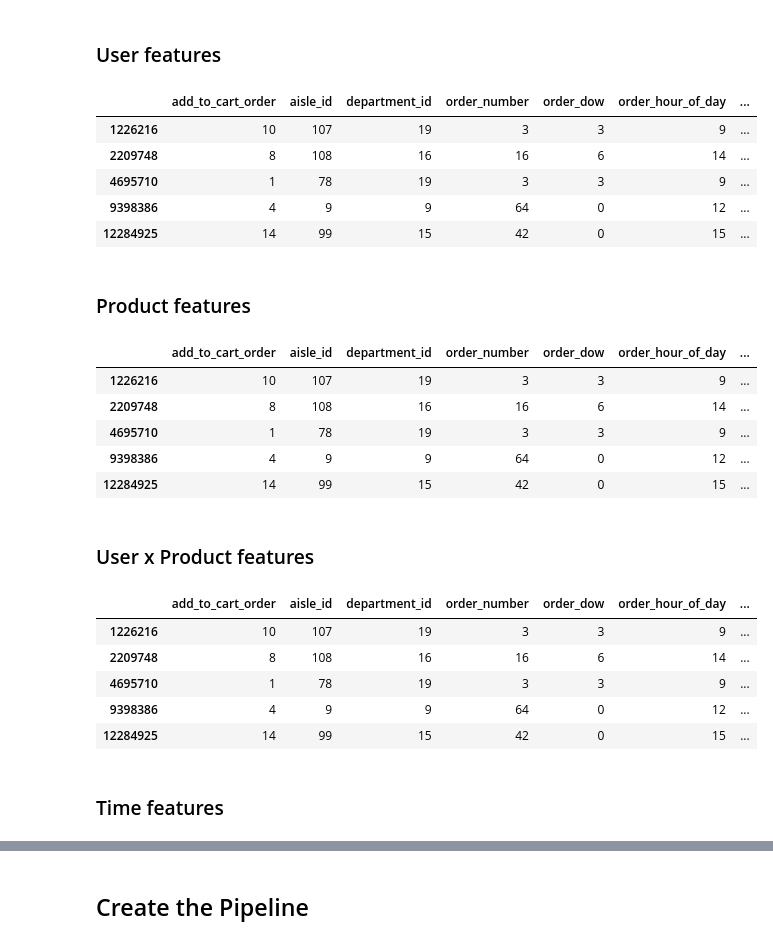
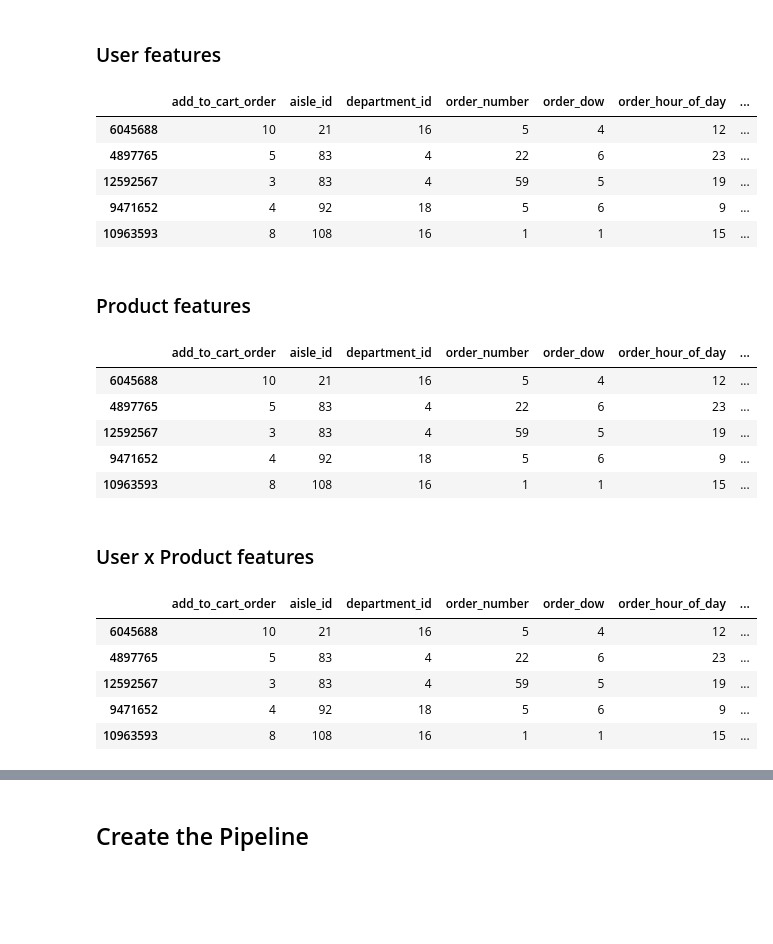
Before and after one commit to PornraksaSuksawaeng/nextbuy-data-analysis, a Jupyter notebook: notebooks/03_models_leo.ipynb, the cells around one changed output, grey strips where cells are left out. Cells and saved outputs as stored; diff of their text form; code cells hidden in the pictures; blank space fills up the shorter version.

```diff
--- a/notebooks/03_models_leo.ipynb
+++ b/notebooks/03_models_leo.ipynb
@@ -69,7 +46,7 @@ y = df_small["reordered"]
 # %%
-X_train, X_test, y_train, y_test = train_test_split(
-    X, y, test_size=0.2, random_state=42
-)
+df = df.sample(1000000, random_state=42) # Select a smaller dataset with "Sample"
 
-print(f"Taille du Dataset d'entraînement : {X_train.shape}")
-print(f"Taille du Dataset de test : {X_test.shape}")
+# Split by user : 80% Train, 20% Test
+train_users, test_users = train_test_split(df["user_id"].unique(), test_size=0.2, random_state=42)
+train_df = df[df["user_id"].isin(train_users)]
+test_df = df[df["user_id"].isin(test_users)]
@@ -78,0 +55,20 @@ Taille du Dataset de test : (200000, 9)
+# %%
+features = [
+    "add_to_cart_order",
+    "aisle_id",
+    "department_id",
+    "order_number",
+    "order_dow",
+    "order_hour_of_day",
+    "days_since_prior_order",
+    "user_id",
+    "product_id"
+]
+
+X_train = train_df[features]
+y_train = train_df["reordered"]
+X_test = test_df[features]
+y_test = test_df["reordered"]
+
+print(f"Train dataset : {X_train.shape}")
+print(f"Test dataset : {X_test.shape}")
@@ -82,12 +81,14 @@ Taille du Dataset de test : (200000, 9)
 ### User features
 # %%
 # Feature 1
+# Add the number of order by user
 user_total_orders = (X_train.groupby("user_id")["order_number"].max())
 
 X_train["user_total_orders"] = X_train["user_id"].map(user_total_orders)
 X_test["user_total_orders"] = X_test["user_id"].map(user_total_orders)
 
 # Feature 2
+# Add the average time between 2 orders by user
 user_avg_days_between_orders = (X_train.groupby("user_id")["days_since_prior_order"].mean())
 
 X_train["user_avg_days_between_orders"] = X_train["user_id"].map(user_avg_days_between_orders)
@@ -96,44 +97,55 @@ X_test["user_avg_days_between_orders"] = X_test["user_id"].map(user_avg_days_bet
 X_train.head()
 # %% [output]
 |  | add_to_cart_order | aisle_id | department_id | order_number | order_dow | order_hour_of_day | ... |
-| 1226216 | 10 | 107 | 19 | 3 | 3 | 9 | ... |
-| 2209748 | 8 | 108 | 16 | 16 | 6 | 14 | ... |
-| 4695710 | 1 | 78 | 19 | 3 | 3 | 9 | ... |
-| 9398386 | 4 | 9 | 9 | 64 | 0 | 12 | ... |
-| 12284925 | 14 | 99 | 15 | 42 | 0 | 15 | ... |
+| 6045688 | 10 | 21 | 16 | 5 | 4 | 12 | ... |
+| 4897765 | 5 | 83 | 4 | 22 | 6 | 23 | ... |
+| 12592567 | 3 | 83 | 4 | 59 | 5 | 19 | ... |
+| 9471652 | 4 | 92 | 18 | 5 | 6 | 9 | ... |
+| 10963593 | 8 | 108 | 16 | 1 | 1 | 15 | ... |
 # %% [markdown]
 ### Product features
 # %%
 # Feature 3
+# Add how many times the product has been sold
 product_order_count = (X_train.groupby("product_id")["product_id"].count())
 
 X_train["product_order_count"] = X_train["product_id"].map(product_order_count)
 X_test["product_order_count"] = X_test["product_id"].map(product_order_count)
 
 # Feature 4
+# Add the average position of the product in the cart
 product_avg_cart_position = (X_train.groupby("product_id")["add_to_cart_order"].mean())
 
 X_train["product_avg_cart_position"] = X_train["product_id"].map(product_avg_cart_position)
 X_test["product_avg_cart_position"] = X_test["product_id"].map(product_avg_cart_position)
 
+# Feature 5
+# Add the reorder rate per product
+product_reorder_rate = df.groupby("product_id")["reordered"].mean()
+
+X_train["product_reorder_rate"] = X_train["product_id"].map(product_reorder_rate)
+X_test["product_reorder_rate"] = X_test["product_id"].map(product_reorder_rate)
+
 X_train.head()
 # %% [output]
 |  | add_to_cart_order | aisle_id | department_id | order_number | order_dow | order_hour_of_day | ... |
-| 1226216 | 10 | 107 | 19 | 3 | 3 | 9 | ... |
-| 2209748 | 8 | 108 | 16 | 16 | 6 | 14 | ... |
-| 4695710 | 1 | 78 | 19 | 3 | 3 | 9 | ... |
-| 9398386 | 4 | 9 | 9 | 64 | 0 | 12 | ... |
-| 12284925 | 14 | 99 | 15 | 42 | 0 | 15 | ... |
+| 6045688 | 10 | 21 | 16 | 5 | 4 | 12 | ... |
+| 4897765 | 5 | 83 | 4 | 22 | 6 | 23 | ... |
+| 12592567 | 3 | 83 | 4 | 59 | 5 | 19 | ... |
+| 9471652 | 4 | 92 | 18 | 5 | 6 | 9 | ... |
+| 10963593 | 8 | 108 | 16 | 1 | 1 | 15 | ... |
 # %% [markdown]
 ### User x Product features
 # %%
-# Feature 5
+# Feature 6
+# Add the user-product order count
 user_product_order_count = (X_train.groupby(["user_id","product_id"])["order_number"].count())
 
 X_train["user_product_order_count"] = (X_train.set_index(["user_id","product_id"]).index.map(user_product_order_count))
 X_test["user_product_order_count"] = (X_test.set_index(["user_id","product_id"]).index.map(user_product_order_count))
 
-# Feature 6
+# Feature 7
+# Add the last order for each user-product
 user_product_last_order = (X_train.groupby(["user_id","product_id"])["order_number"].max())
 
 X_train["user_product_last_order"] = (X_train.set_index(["user_id","product_id"]).index.map(user_product_last_order))
@@ -142,10 +154,8 @@ X_test["user_product_last_order"] = (X_test.set_index(["user_id","product_id"]).
 X_train.head()
 # %% [output]
 |  | add_to_cart_order | aisle_id | department_id | order_number | order_dow | order_hour_of_day | ... |
-| 1226216 | 10 | 107 | 19 | 3 | 3 | 9 | ... |
-| 2209748 | 8 | 108 | 16 | 16 | 6 | 14 | ... |
-| 4695710 | 1 | 78 | 19 | 3 | 3 | 9 | ... |
-| 9398386 | 4 | 9 | 9 | 64 | 0 | 12 | ... |
-| 12284925 | 14 | 99 | 15 | 42 | 0 | 15 | ... |
+| 6045688 | 10 | 21 | 16 | 5 | 4 | 12 | ... |
+| 4897765 | 5 | 83 | 4 | 22 | 6 | 23 | ... |
+| 12592567 | 3 | 83 | 4 | 59 | 5 | 19 | ... |
+| 9471652 | 4 | 92 | 18 | 5 | 6 | 9 | ... |
+| 10963593 | 8 | 108 | 16 | 1 | 1 | 15 | ... |
-# %% [markdown]
-### Time features
```
Also changed, not shown: parts of 17 cells of this notebook.
